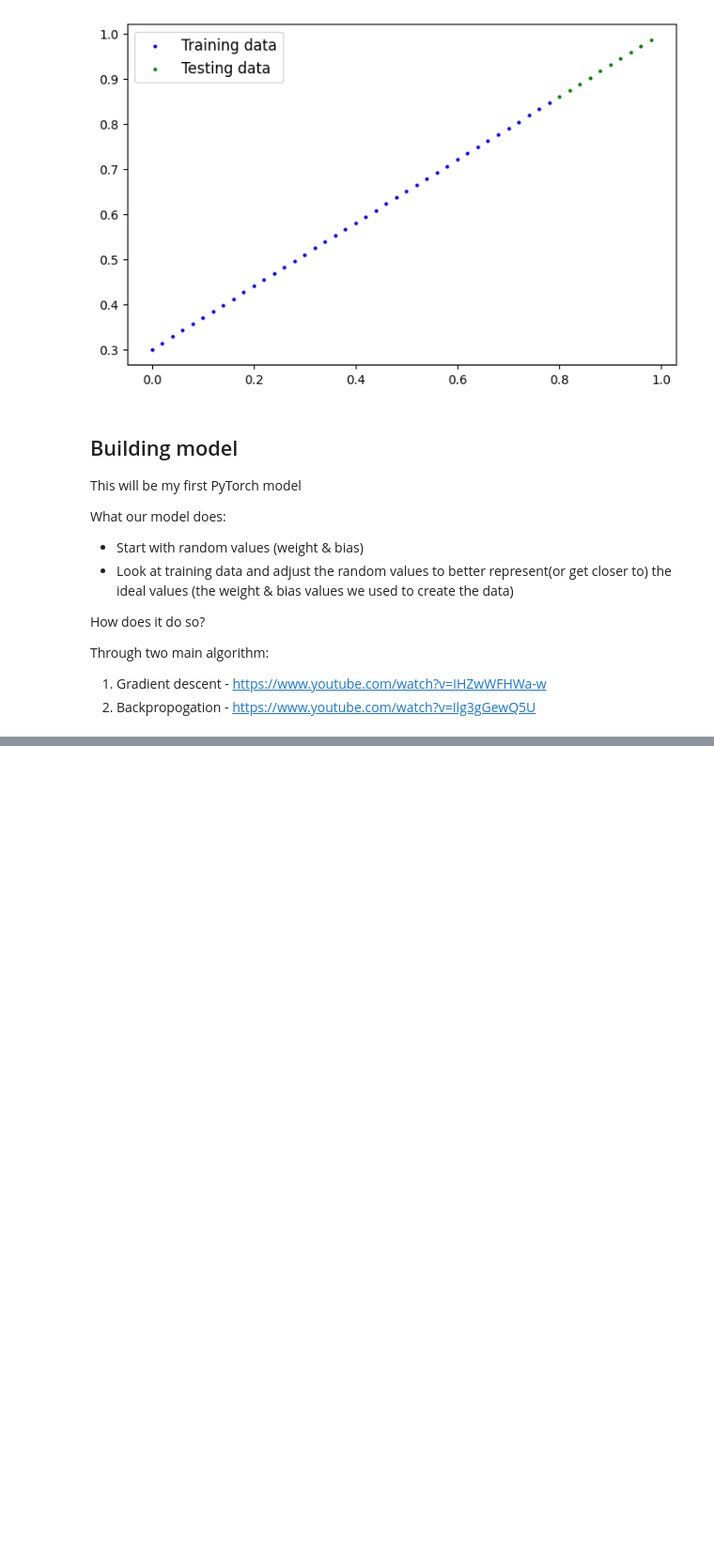
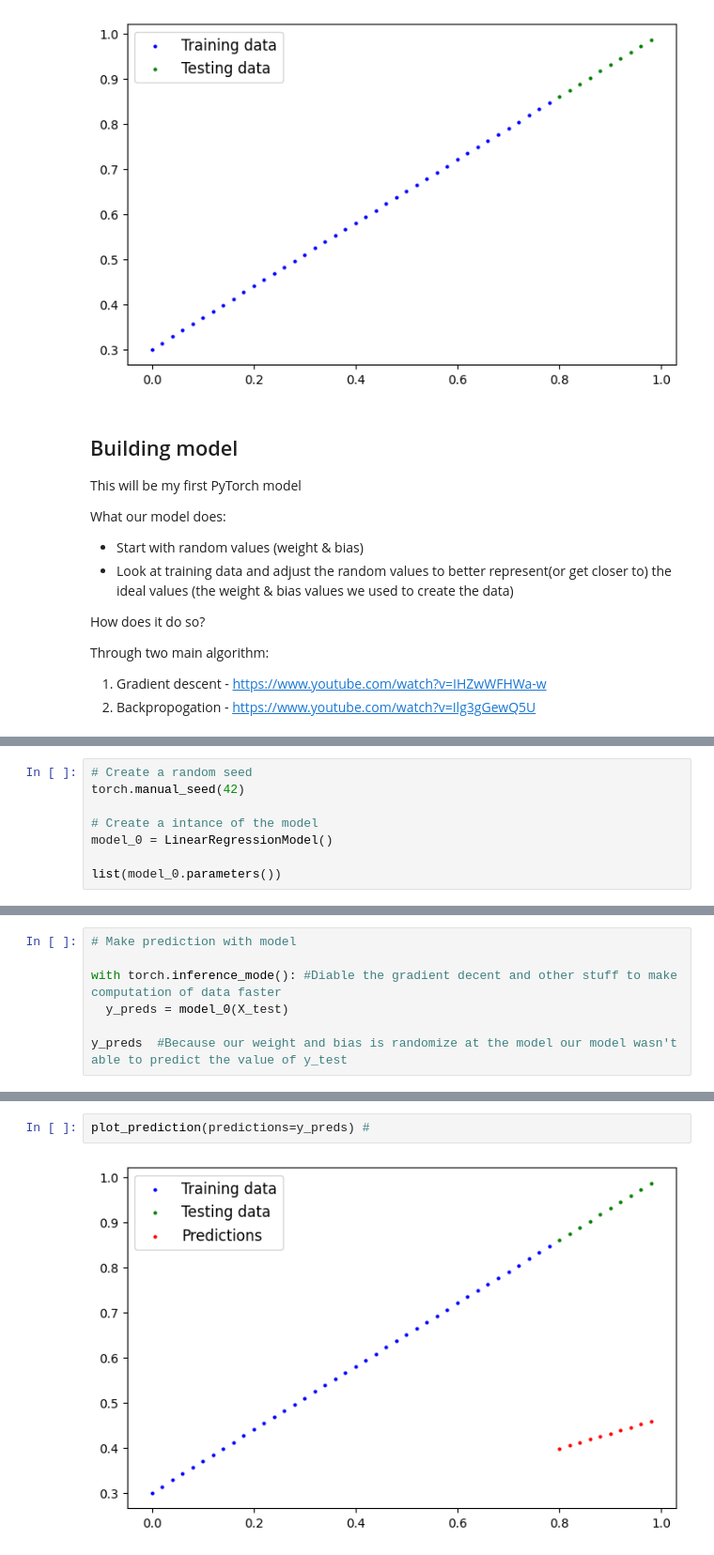
Before and after one commit to Yughie/Mastering-Machine-Learning, a Jupyter notebook: 01_pytorch_workflow.ipynb, the cells around one changed output, grey strips where cells are left out. Shown: that part at 94% size. Saved outputs shown, nothing was run; the diff lists cells and outputs as text; blank space fills up the shorter version.

Commit message:
creating model update

```diff
--- a/01_pytorch_workflow.ipynb
+++ b/01_pytorch_workflow.ipynb
@@ -147,0 +159,8 @@ tensor([-0.8393])
+# %%
+# Create a random seed
+torch.manual_seed(42)
+
+# Create a intance of the model
+model_0 = LinearRegressionModel()
+
+list(model_0.parameters())
@@ -147,0 +183,7 @@ tensor([-0.8393])
+# %%
+# Make prediction with model
+
+with torch.inference_mode(): #Diable the gradient decent and other stuff to make computation of data faster
+  y_preds = model_0(X_test)
+
+y_preds  #Because our weight and bias is randomize at the model our model wasn't able to predict the value of y_test
@@ -147,0 +215,4 @@ tensor([-0.8393])
+# %%
+plot_prediction(predictions=y_preds) #
+# %% [output]
+[figure, added]
```
Also changed, not shown: parts of 16 cells of this notebook.
